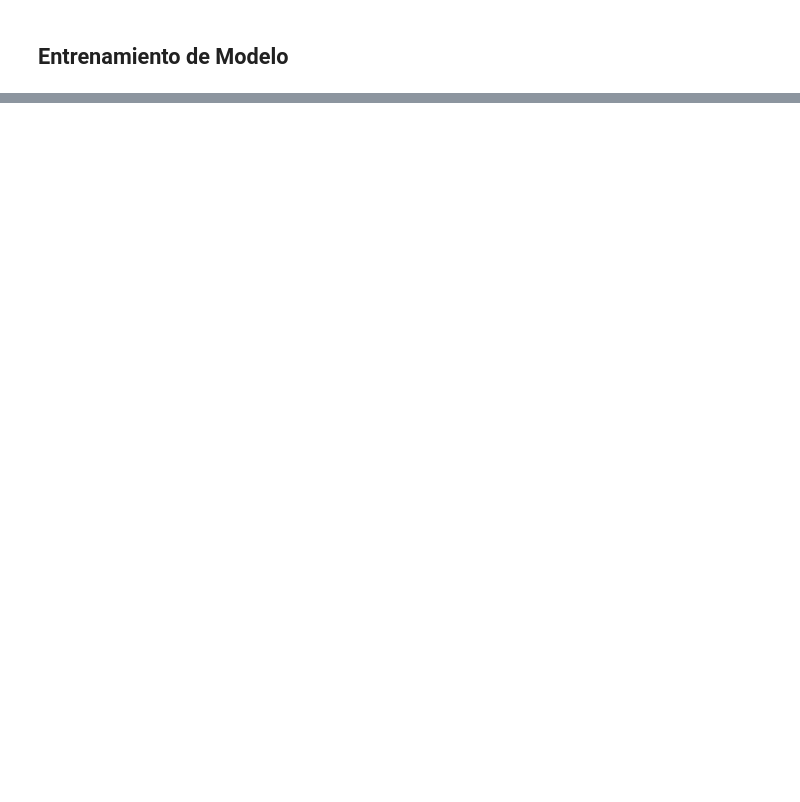
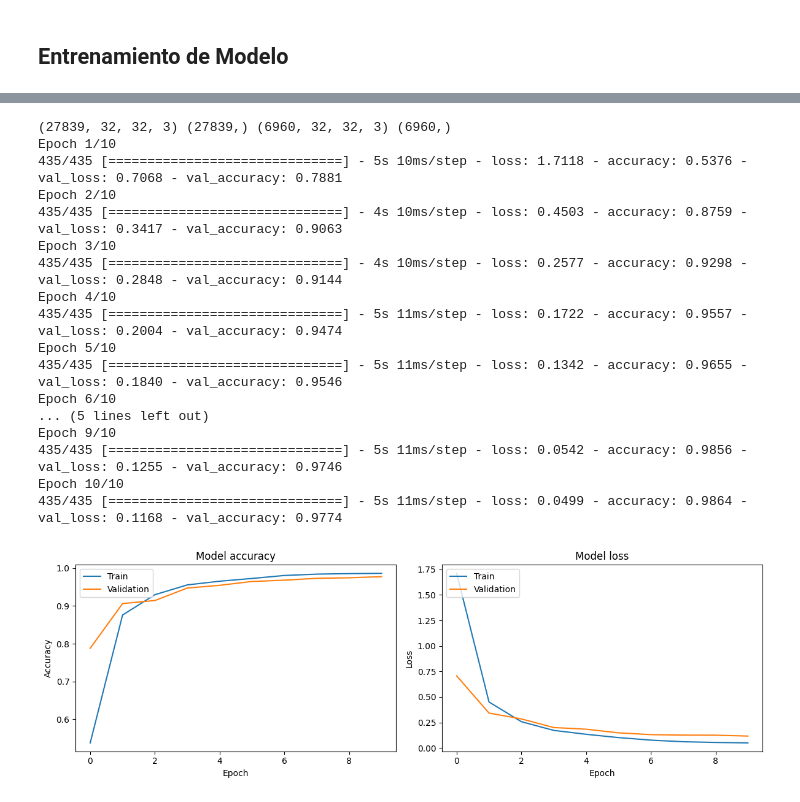
Before and after one commit to andresdlRoca/Data-Science-Labs-UVG, a Jupyter notebook: Lab 2/Traffic_Sign_CNN-Le-Net.ipynb, the cells around one changed output, grey strips where cells are left out. Saved outputs shown, nothing was run; the diff lists cells and outputs as text; code cells hidden in the pictures; blank space fills up the shorter version.

```diff
--- a/Lab 2/Traffic_Sign_CNN-Le-Net.ipynb
+++ b/Lab 2/Traffic_Sign_CNN-Le-Net.ipynb
@@ -139,3 +144,47 @@ warnings.filterwarnings('ignore')
 # %%
 from keras.models import load_model
 modelo.save('detector_de_senales.h5') #Guardamos el modelo
+# %%
+features = train_data['features'].astype(np.float32) / 255.0
+labels = train_data['labels']
+
+X_train, X_val, y_train, y_val = train_test_split(features, labels, train_size=27839, random_state=42)
+
+print(X_train.shape, y_train.shape, X_val.shape, y_val.shape)
+
+learning_rate = 0.001  # Hyperparameter: Learning rate
+epochs = 10            # Hyperparameter: Number of epochs
+batch_size = 64        # Hyperparameter: Batch size
+
+
+optimizer = Adam(lr=learning_rate)
+modelo.compile(optimizer=optimizer, loss='sparse_categorical_crossentropy', metrics=['accuracy'])
+
+deteccion_temprana = EarlyStopping(monitor='val_loss', patience=2)
+history = modelo.fit(X_train, y_train, epochs=epochs, batch_size=batch_size,
+                    validation_data=(X_val, y_val), callbacks=[deteccion_temprana])
+
+modelo.save('detector_de_senales.h5')
+
+
+# Plot training & validation accuracy values
+plt.figure(figsize=(12, 4))
+plt.subplot(1, 2, 1)
+plt.plot(history.history['accuracy'])
+plt.plot(history.history['val_accuracy'])
+plt.title('Model accuracy')
+plt.ylabel('Accuracy')
+plt.xlabel('Epoch')
+plt.legend(['Train', 'Validation'], loc='upper left')
+
+# Plot training & validation loss values
+plt.subplot(1, 2, 2)
+plt.plot(history.history['loss'])
+plt.plot(history.history['val_loss'])
+plt.title('Model loss')
+plt.ylabel('Loss')
+plt.xlabel('Epoch')
+plt.legend(['Train', 'Validation'], loc='upper left')
+plt.tight_layout()
+plt.show()
+# %% [output]
@@ -141,0 +192,18 @@ modelo.save('detector_de_senales.h5') #Guardamos el modelo
+(27839, 32, 32, 3) (27839,) (6960, 32, 32, 3) (6960,)
+Epoch 1/10
+435/435 [==============================] - 5s 10ms/step - loss: 1.7118 - accuracy: 0.5376 - val_loss: 0.7068 - val_accuracy: 0.7881
+Epoch 2/10
+435/435 [==============================] - 4s 10ms/step - loss: 0.4503 - accuracy: 0.8759 - val_loss: 0.3417 - val_accuracy: 0.9063
+Epoch 3/10
+435/435 [==============================] - 4s 10ms/step - loss: 0.2577 - accuracy: 0.9298 - val_loss: 0.2848 - val_accuracy: 0.9144
+Epoch 4/10
+435/435 [==============================] - 5s 11ms/step - loss: 0.1722 - accuracy: 0.9557 - val_loss: 0.2004 - val_accuracy: 0.9474
+Epoch 5/10
+435/435 [==============================] - 5s 11ms/step - loss: 0.1342 - accuracy: 0.9655 - val_loss: 0.1840 - val_accuracy: 0.9546
+Epoch 6/10
+... (5 lines left out)
+Epoch 9/10
+435/435 [==============================] - 5s 11ms/step - loss: 0.0542 - accuracy: 0.9856 - val_loss: 0.1255 - val_accuracy: 0.9746
+Epoch 10/10
+435/435 [==============================] - 5s 11ms/step - loss: 0.0499 - accuracy: 0.9864 - val_loss: 0.1168 - val_accuracy: 0.9774
+[figure, added]
```
Also changed, not shown: parts of 6 cells of this notebook, 4 other files.
